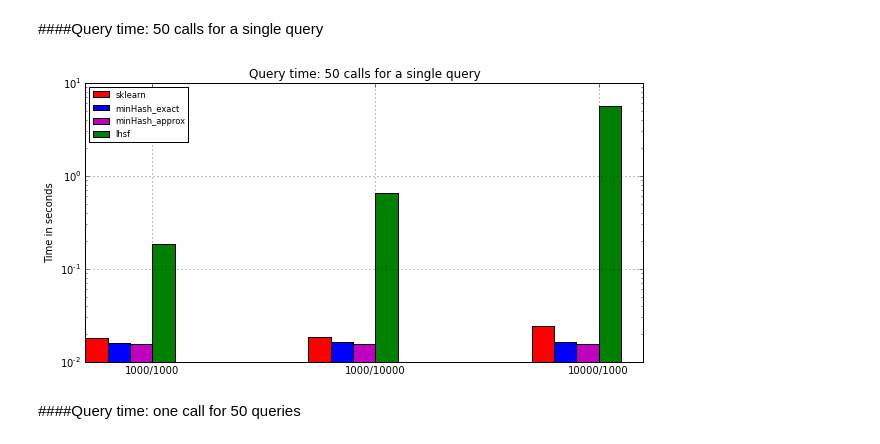
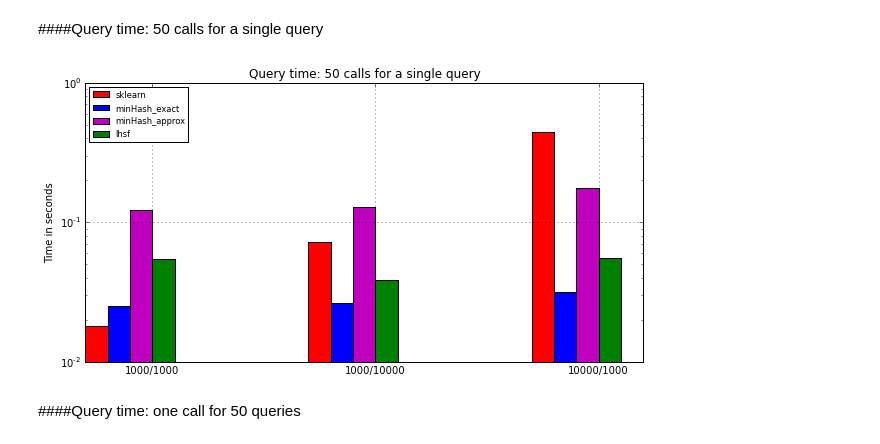
Before and after one commit to joachimwolff/sparse-neighbors-search, a Jupyter notebook: example/time.ipynb, the cells around one changed output. Saved outputs shown, nothing was run; the diff lists cells and outputs as text; code cells hidden in the pictures.

```diff
--- a/example/time.ipynb
+++ b/example/time.ipynb
@@ -151,11 +181,11 @@ Desity: 0.0001
 # %% [markdown]
 ####Query time: 50 calls for a single query
 # %%
-plotData(data=returnValuesNonZero[3:9], color=["r", "b", "m", "g"], label=["sklearn", "minHash_exact", "minHash_approx", "lhsf"],
+plotData(data=returnValuesNonZero[3:7], color=["r", "b", "m", "g"], label=["sklearn", "minHash_exact", "minHash_approx", "lhsf"],
         xticks=xticks, ylabel="Time in seconds", number_of_instances=len(number_of_instances),
         number_of_features=len(number_of_features), title='Query time: 50 calls for a single query')
 # %% [output]
-[figure, old version]
+[figure, new version]
 # %% [markdown]
 ####Query time: one call for 50 queries
 # %%
```
Also changed, not shown: parts of 9 cells of this notebook, 1 other file.
